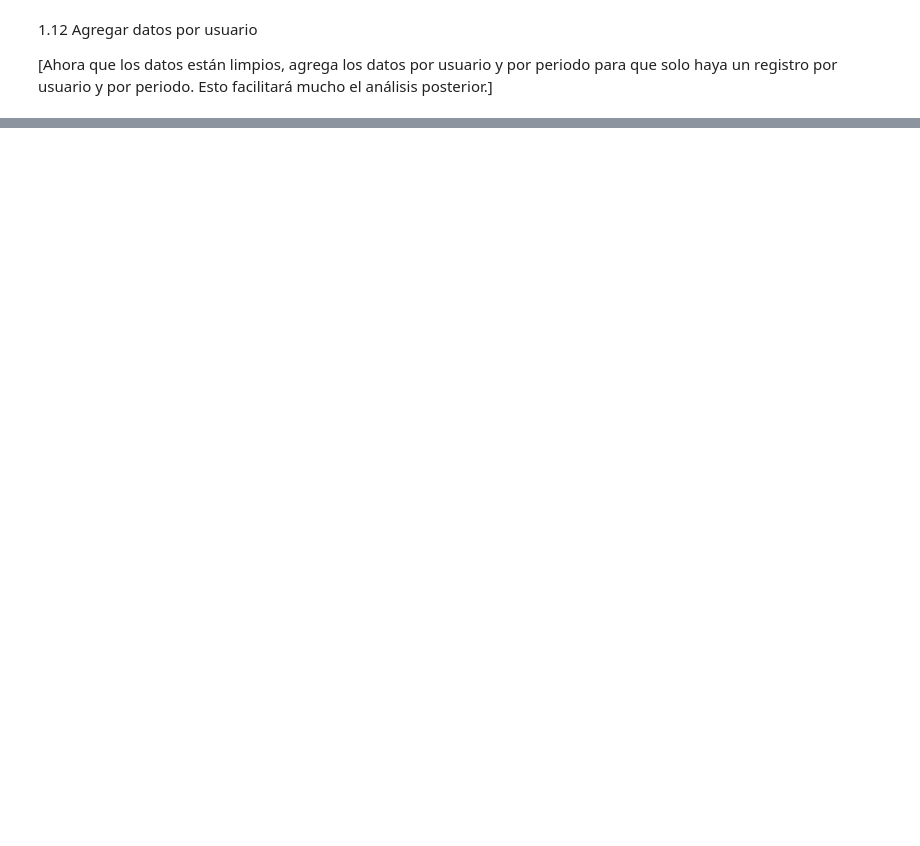
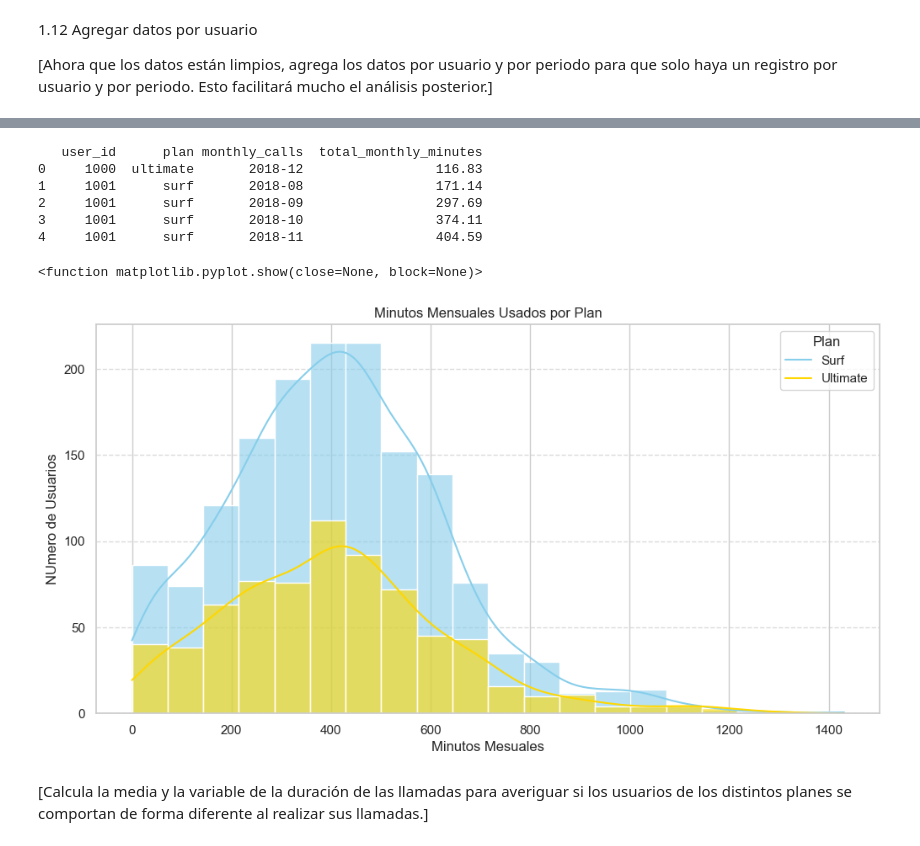
Before and after one commit to jovanespinosa108/DS-project-5, a Jupyter notebook: project_sprint_5.ipynb, the cells around one changed output, grey strips where cells are left out. Cells and saved outputs as stored; diff of their text form; code cells hidden in the pictures; blank space fills up the shorter version.

Commit message:
Added information about handling project to analize data using descriptive statistics and statistical hypothesis testing, clean, modify, join and analize data.

```diff
--- a/project_sprint_5.ipynb
+++ b/project_sprint_5.ipynb
@@ -665,0 +875,41 @@ print(mb_per_user)
+# %%
+# Compara el número de minutos mensuales que necesitan los usuarios de cada plan. Traza un histograma.
+# Calcular minutos mensuales totales por usuario
+monthly_minutes_per_user = calls_by_plans.groupby(['user_id', 'plan', 'monthly_calls'])['call_duration'].sum().reset_index()
+monthly_minutes_per_user = monthly_minutes_per_user.rename(columns={'call_duration': 'total_monthly_minutes'})
+
+# Mostrar minutos totales
+print(monthly_minutes_per_user.head())
+
+# Crear histograma
+plt.figure(figsize=(12,6))
+
+sns.histplot(
+    data= monthly_minutes_per_user,
+    x= 'total_monthly_minutes',
+    hue='plan',
+    bins=20,
+    kde=True,
+    palette={'surf':'skyblue', 'ultimate':'gold'},
+    alpha=0.6,
+    edgecolor='white'
+)
+
+plt.title('Minutos Mensuales Usados por Plan')
+plt.xlabel('Minutos Mesuales')
+plt.ylabel('NUmero de Usuarios')
+plt.legend(title='Plan', labels=['Surf', 'Ultimate'])
+plt.grid(axis='y', linestyle='--', alpha=0.7)
+
+plt.show
+# %% [output]
+   user_id      plan monthly_calls  total_monthly_minutes
+0     1000  ultimate       2018-12                 116.83
+1     1001      surf       2018-08                 171.14
+2     1001      surf       2018-09                 297.69
+3     1001      surf       2018-10                 374.11
+4     1001      surf       2018-11                 404.59
+<function matplotlib.pyplot.show(close=None, block=None)>
+[figure, added]
+# %% [markdown]
+[Calcula la media y la variable de la duración de las llamadas para averiguar si los usuarios de los distintos planes se comportan de forma diferente al realizar sus llamadas.]
```
Also changed, not shown: parts of 47 cells of this notebook.
